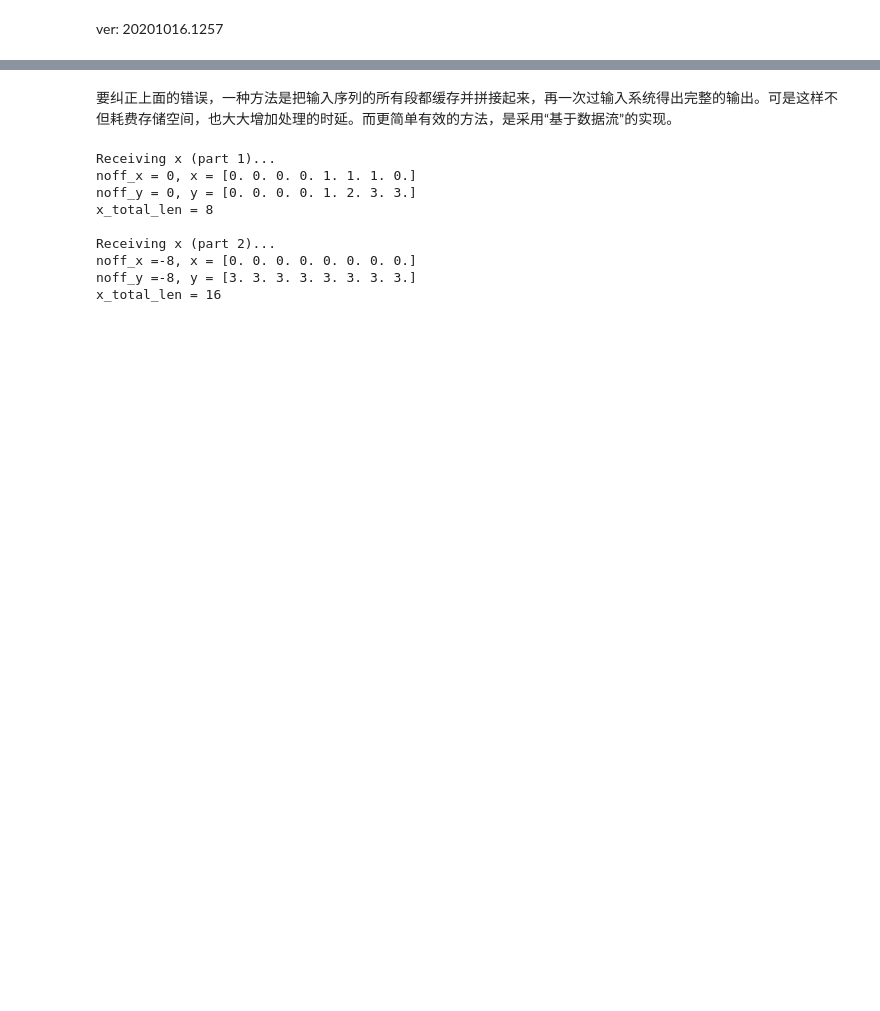
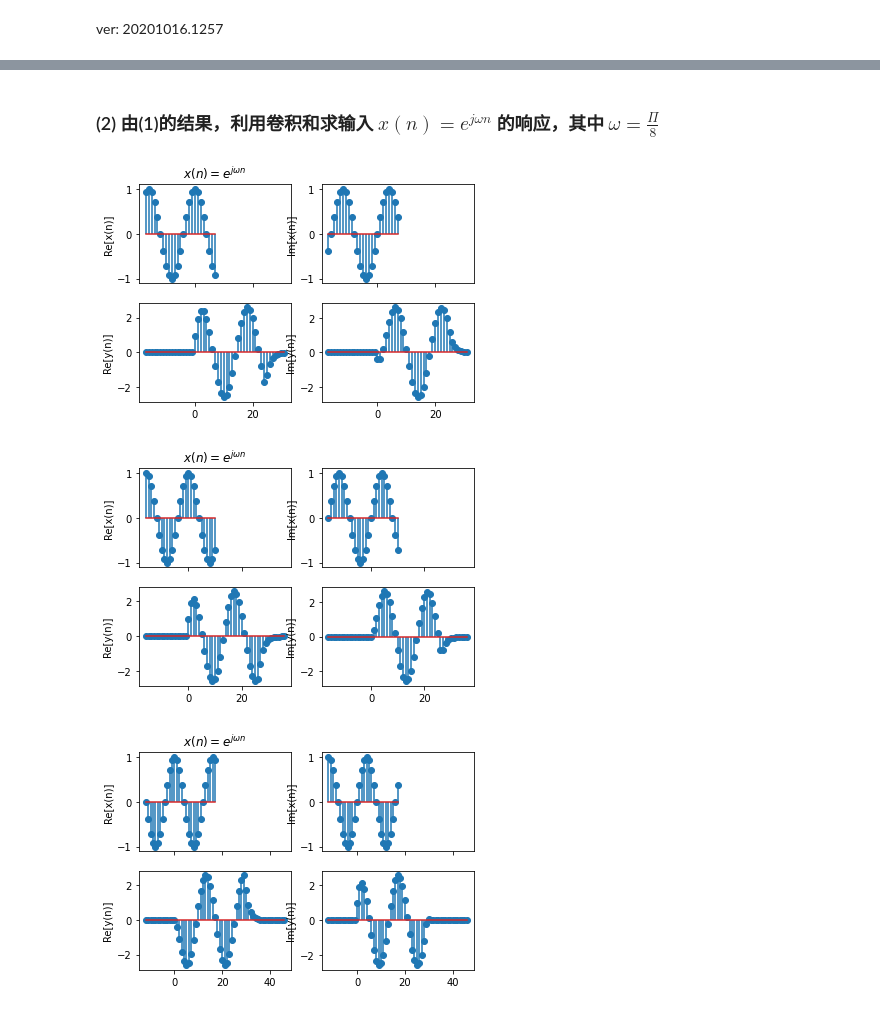
Before and after one commit to Windmill-City/DSP-Learning, a Jupyter notebook: 1.3-常系数线性差分方程/1.3-常系数线性差分方程.ipynb, the cells around one changed output, grey strips where cells are left out. Drawn from its saved outputs; the diff is of its cells as text; code cells hidden in the pictures; blank space fills up the shorter version.

```diff
--- a/1.3-常系数线性差分方程/1.3-常系数线性差分方程.ipynb
+++ b/1.3-常系数线性差分方程/1.3-常系数线性差分方程.ipynb
@@ -175,31 +171,43 @@ x_total_len = 16
-# %% [markdown]
-要纠正上面的错误，一种方法是把输入序列的所有段都缓存并拼接起来，再一次过输入系统得出完整的输出。可是这样不但耗费存储空间，也大大增加处理的时延。而更简单有效的方法，是采用“基于数据流”的实现。
-# %%
-x_total_len = 0
-t_stream = T_stream()
-
-print('Receiving x (part 1)...')
-(x, noff_x) = (np.array([0, 0, 0, 0, 1, 1, 1, 0]), 0)
-seq_print(x, noff_x, 'x')
-(y, noff_y) = (np.array([t_stream.process(x_i) for x_i in x]), noff_x)
-seq_print(y, noff_y, 'y')
-x_total_len = x_total_len + x.size
-print('x_total_len =', x_total_len, '\n')
-
-print('Receiving x (part 2)...')
-(x, noff_x) = (np.array([0, 0, 0, 0, 0, 0, 0, 0]), -x_total_len)
-seq_print(x, noff_x, 'x')
-(y, noff_y) = (np.array([t_stream.process(x_i) for x_i in x]), noff_x)
-seq_print(y, noff_y, 'y')
-x_total_len = x_total_len + x.size
-print('x_total_len =', x_total_len, '\n')
-# %% [output]
-Receiving x (part 1)...
-noff_x = 0, x = [0. 0. 0. 0. 1. 1. 1. 0.]
-noff_y = 0, y = [0. 0. 0. 0. 1. 2. 3. 3.]
-x_total_len = 8
-
-Receiving x (part 2)...
-noff_x =-8, x = [0. 0. 0. 0. 0. 0. 0. 0.]
-noff_y =-8, y = [3. 3. 3. 3. 3. 3. 3. 3.]
-x_total_len = 16
+# %% [markdown]
+### (2) 由(1)的结果，利用卷积和求输入 $ x(n)=e^{jωn} $ 的响应，其中 $ ω=\frac{Π}{8} $
+# %%
+# $ x(n)=e^{jωn} $ while $ ω=\frac{Π}{8} $
+def seq_x(n_min, n_max):
+    return seq_complex_exp(sigma=0, omega_0=np.pi/8, n_min=n_min, n_max=n_max)
+
+
+def test_conv_response():
+    # Define delta sequence.
+    (n_min, n_max) = (np.random.randint(-20, 0), np.random.randint(0, 20))
+    (delta, noff_delta) = seq_delta(n_min, n_max)
+
+    # Get impuse response
+    (h, noff_h) = seq_response(delta, noff_delta)
+
+    # Define x sequence
+    (x, noff_x) = seq_x(n_min, n_max)
+
+    # Calc the conv
+    (y, noff_y) = seq_conv(x, noff_x, h, noff_h)
+
+    # Plot the sequence
+    _, axes = plt.subplots(2, 2, sharex=True)
+    axes[0, 0].set_title('$ x(n)=e^{jωn} $')
+
+    axes[0, 0].stem(seq_n(x, noff_x), x.real)
+    axes[0, 0].set_ylabel('Re[x(n)]')
+    axes[0, 1].stem(seq_n(x, noff_x), x.imag)
+    axes[0, 1].set_ylabel('Im[x(n)]')
+
+    axes[1,0].stem(seq_n(y, noff_y), y.real)
+    axes[1,0].set_ylabel('Re[y(n)]')
+    axes[1,1].stem(seq_n(y, noff_y), y.imag)
+    axes[1,1].set_ylabel('Im[y(n)]')
+
+
+for _ in range(3):
+    test_conv_response()
+# %% [output]
+[figure, added]
+[figure, added]
+[figure, added]
```
Also changed, not shown: parts of 21 cells of this notebook.
